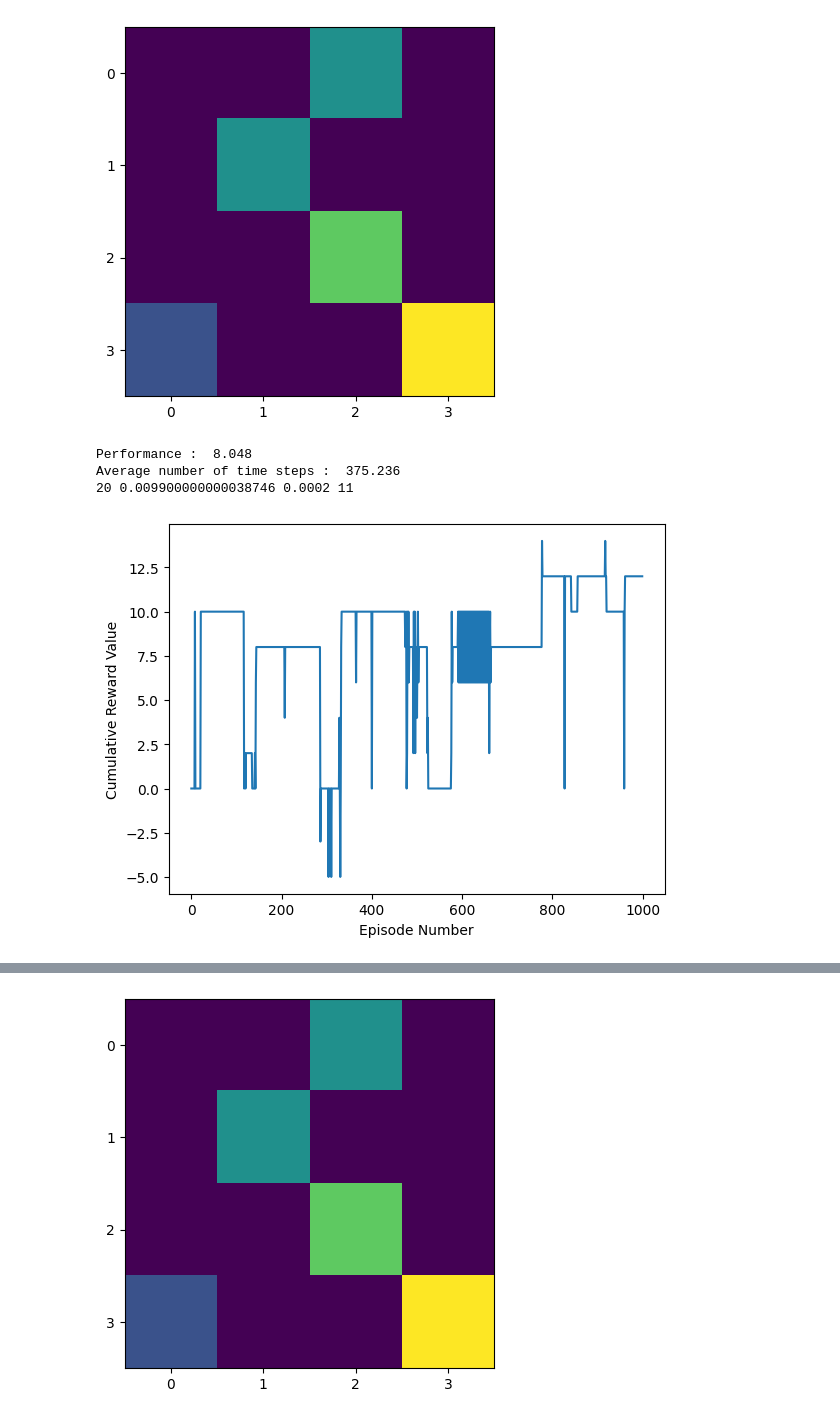
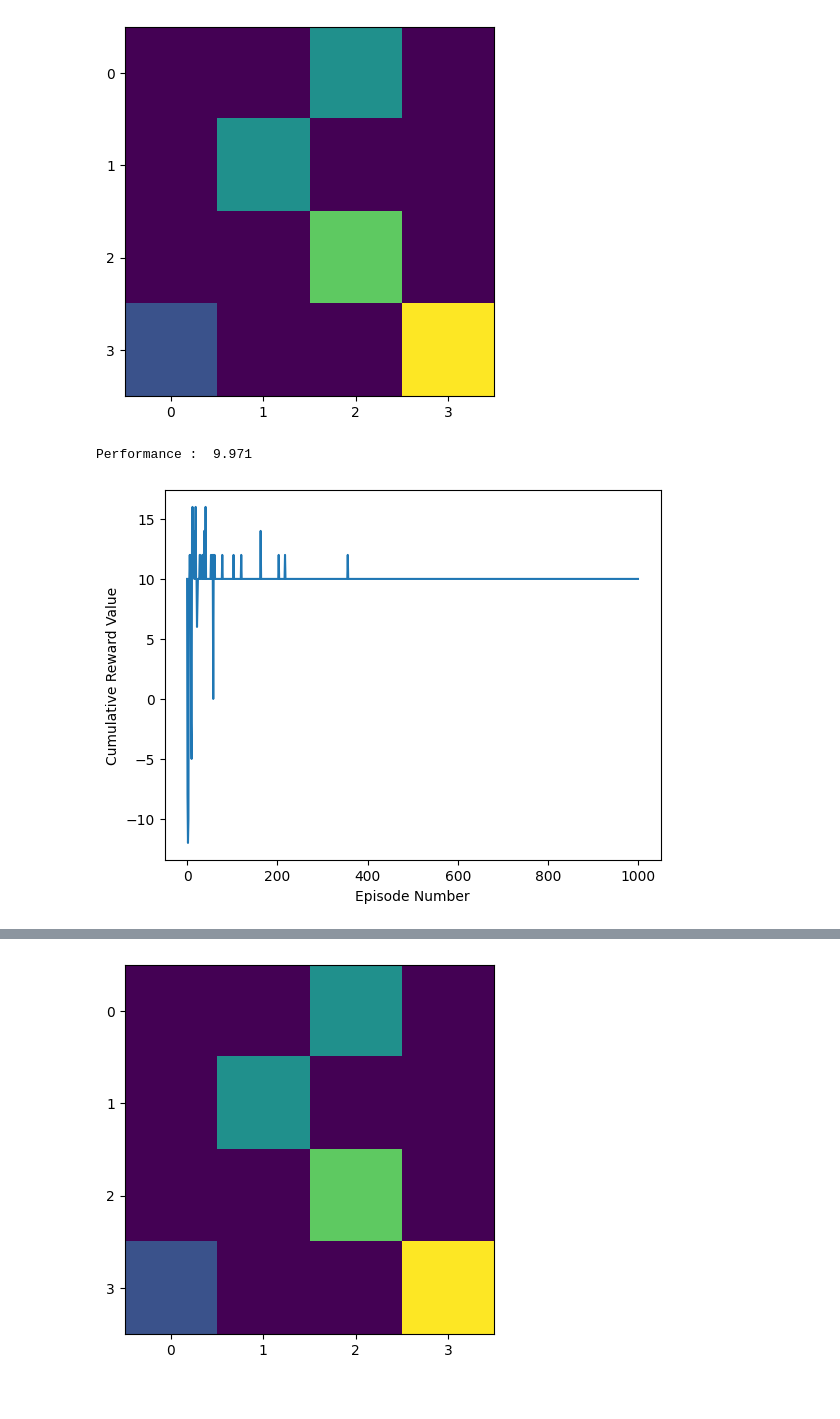
Before and after one commit to apolloin3D/574_HW3, a Jupyter notebook: mariadis_cicloss_assignment3.ipynb, the cells around one changed output, grey strips where cells are left out. Cells and saved outputs as stored; diff of their text form; code cells hidden in the pictures.

```diff
--- a/mariadis_cicloss_assignment3.ipynb
+++ b/mariadis_cicloss_assignment3.ipynb
@@ -324,6 +530,7 @@ Q = np.zeros((16, 4))
 reward_val=0
 reward_list = []
 time_list = []
+eps = []
 
 #SARSA
 for episode in range(episodes):
@@ -359,6 +566,8 @@ for episode in range(episodes):
             break
     reward_list.append(reward_val)
     time_list.append(t)
+    eps.append(epsilon)
+    epsilon = epsilon * epsilon_decay
 
 env.render()
 # %% [output]
@@ -379,8 +592,9 @@ Average number of time steps :  4.151
 epsilon = 0.1
 episodes = 1000
 max_steps = 10
-alpha = 0.6
+alpha = 0.75
 gamma = 0.95
+epsilon_decay = 0.999
 
 Q = np.zeros((16, 4))
 # %%
@@ -388,6 +602,7 @@ Q = np.zeros((16, 4))
 reward_val=0
 reward_list = []
 time_list = []
+eps = []
 
 #SARSA
 for episode in range(episodes):
@@ -423,6 +638,8 @@ for episode in range(episodes):
             break
     reward_list.append(reward_val)
     time_list.append(t)
+    eps.append(epsilon)
+    epsilon = epsilon * epsilon_decay
 
 env.render()
 # %% [output]
@@ -466,3 +679,12 @@ gamma = 0.9
+# %%
+epsilon = 0.8
+episodes = 1000
+max_steps = 15
+alpha = 0.85
+gamma = 0.95
+epsilon_decay = 0.99
+
+Q = np.zeros((16, 4))
 # %%
 #Initializing the reward
 reward_val=0
@@ -522,15 +734,12 @@ for epsilon in epsilons:
 [figure]
 # %%
 import matplotlib.pyplot as plt
-print ("Performance : ", sum(best_reward_list)/episodes)
-print("Average number of time steps : ", sum(best_time_list)/episodes)
-print(best_reward,best_epsilon,best_eps_decay,best_max_steps)
-plt.plot(list(range(episodes)),best_reward_list)
+print ("Performance : ", sum(reward_list)/episodes)
+#print(best_reward,best_epsilon,best_eps_decay,best_max_steps)
+plt.plot(list(range(episodes)),reward_list)
 plt.xlabel("Episode Number")
 plt.ylabel("Cumulative Reward Value")
 plt.show()
 # %% [output]
-Performance :  8.048
-Average number of time steps :  375.236
-20 0.009900000000038746 0.0002 11
+Performance :  9.971
-[figure, old version]
+[figure, new version]
```
Also changed, not shown: parts of 57 cells of this notebook.
